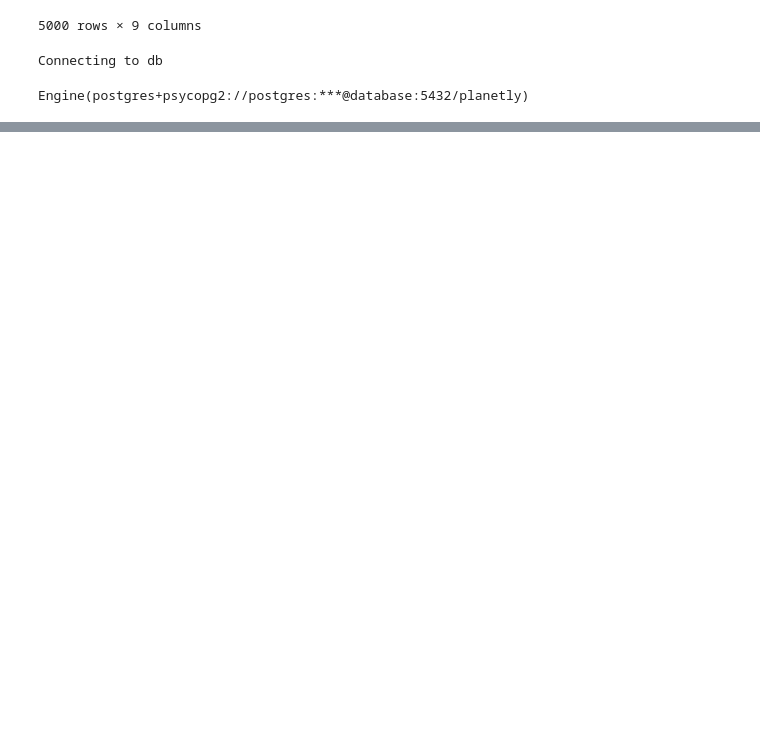
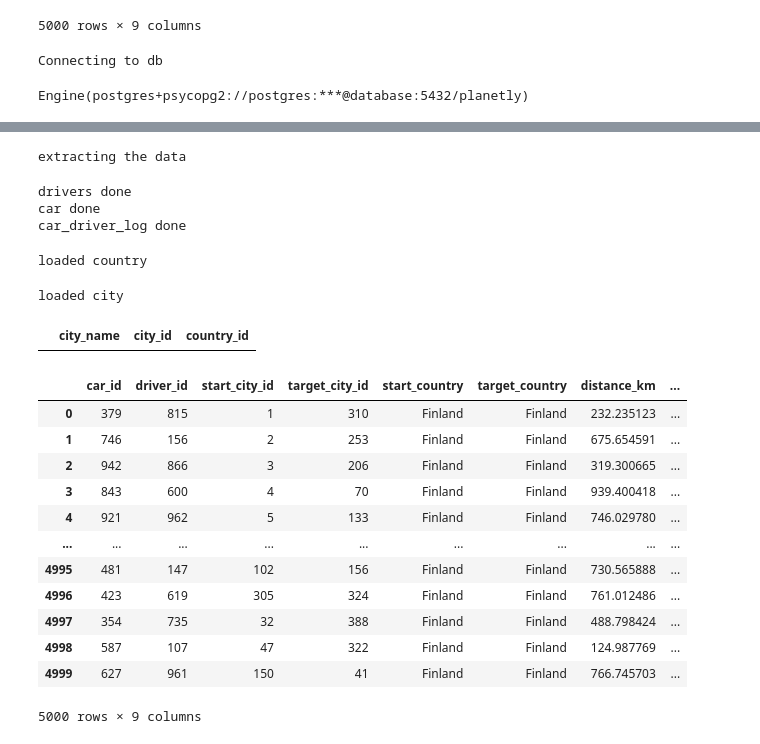
Before and after one commit to aniketkapdule/emission-project, a Jupyter notebook: simple_etl.ipynb, the cells around one changed output, grey strips where cells are left out. Drawn from its saved outputs; the diff is of its cells as text; code cells hidden in the pictures; blank space fills up the shorter version.

```diff
--- a/simple_etl.ipynb
+++ b/simple_etl.ipynb
@@ -534,0 +592,48 @@ dtype: object
+# %%
+df_drivers_raw, df_veh_cons_raw, df_drivers_logbook_raw = extract(drivers, vehicle_fuel_consumptions, drivers_logbook)
+# %% [output]
+extracting the data
+# %%
+create_tables()
+# %% [output]
+drivers done
+car done
+car_driver_log done
+# %%
+df_country_count = pd.read_sql_query("SELECT count(country_id) FROM country;", engine)
+country_count = df_country_count.iloc[0].values[0]
+df_s_country_logbook= df_drivers_logbook_raw[['start_country']].drop_duplicates().rename(columns={'start_country':'country_name'}).reset_index(drop=True)
+df_t_country_logbook= df_drivers_logbook_raw[['target_country']].drop_duplicates().rename(columns={'target_country':'country_name'}).reset_index(drop=True)
+if country_count == 0:
+    df_country_clean = pd.concat([df_s_country_logbook, df_t_country_logbook], axis=0).drop_duplicates().reset_index(drop=True)
+    load(df_country_clean, 'country')
+else:
+    df_country_db = select_table_from_db('country')
+    df_country = df_s_country_logbook.merge(df_country_db, how='left', on=['country_name'], indicator=True)
+    df_country_clean = df_country[df_country['_merge'] == 'left_only'].drop('_merge', axis=1)
+    if len(df_country_clean) > 0:
+        load(df_country_clean, 'country')
+    else:
+        pass
+# %% [output]
+loaded country
+# %%
+df_city_count = pd.read_sql_query("SELECT count(city_id) FROM city;", engine)
+city_count = df_city_count.iloc[0].values[0]
+df_s_city_logbook = df_drivers_logbook_raw[['start_city', 'start_country']].drop_duplicates().rename(columns={'start_city':'city_name', 'start_country':'country_name'}).reset_index(drop=True)
+df_t_city_logbook = df_drivers_logbook_raw[['target_city', 'target_country']].drop_duplicates().rename(columns={'target_city':'city_name','target_country':'country_name'}).reset_index(drop=True)
+if city_count==0:
+    df_country_db = select_table_from_db('country')
+    df_city = pd.concat([df_s_city_logbook, df_t_city_logbook], axis=0).drop_duplicates().reset_index(drop=True)
+    df_city_country = df_city.merge(df_country, how='left', on=['country_name'])
+    df_city_country_merge = df_city_country.merge(df_country_db, how='left', on=['country_name'])
+    df_city_country_merge.drop(columns=['country_name'], inplace=True)
+    load(df_city_country_merge, 'city')
+else:
+    df_city_db = select_table_from_db('city')
+    df_city = pd.concat([df_s_city_logbook, df_t_city_logbook], axis=0).drop_duplicates().reset_index(drop=True)
+    df_city_country_merge = df_city.merge(df_city_db, how='left', on=['city_name'], indicator=True)
+    df_city_country_clean = df_city_country_merge.loc[df_city_country_merge['_merge']=='left_only'].drop(columns=['_merge', 'country_name'])
+    load(df_city_country_clean, 'city')
+# %% [output]
+loaded city
@@ -534,0 +646,6 @@ dtype: object
+# %%
+df_city_country_clean = df_city_country_merge.loc[df_city_country_merge['_merge']=='left_only'].drop(columns=['_merge', 'country_name'])
+# %% [output]
+|  | city_name | city_id | country_id |
+# %%
+df_city_db = select_table_from_db('city')
@@ -534,0 +654,26 @@ dtype: object
+# %%
+df_car_driver_date_start_city_raw = df_car_driver_date_city_raw.merge(df_city_db, how='left',    \
+    left_on=['start_city'], right_on=['city_name'])  \
+    [['car_id', 'driver_id', 'city_id', 'start_country', 'target_city', 'target_country', 'distance_km', 'date_id', 'total_emission']] \
+    .rename(columns={'city_id':'start_city_id'})
+# %%
+df_car_driver_date_target_city_raw = df_car_driver_date_start_city_raw.merge(df_city_db, how='left',    \
+    left_on=['target_city'], right_on=['city_name'])  \
+    [['car_id', 'driver_id', 'start_city_id', 'city_id', 'start_country', 'target_country', 'distance_km', 'date_id', 'total_emission']] \
+    .rename(columns={'city_id':'target_city_id'})
+# %%
+df_car_driver_date_target_city_raw
+# %% [output]
+|  | car_id | driver_id | start_city_id | target_city_id | start_country | target_country | distance_km | ... |
+| 0 | 379 | 815 | 1 | 310 | Finland | Finland | 232.235123 | ... |
+| 1 | 746 | 156 | 2 | 253 | Finland | Finland | 675.654591 | ... |
+| 2 | 942 | 866 | 3 | 206 | Finland | Finland | 319.300665 | ... |
+| 3 | 843 | 600 | 4 | 70 | Finland | Finland | 939.400418 | ... |
+| 4 | 921 | 962 | 5 | 133 | Finland | Finland | 746.029780 | ... |
+| ... | ... | ... | ... | ... | ... | ... | ... | ... |
+| 4995 | 481 | 147 | 102 | 156 | Finland | Finland | 730.565888 | ... |
+| 4996 | 423 | 619 | 305 | 324 | Finland | Finland | 761.012486 | ... |
+| 4997 | 354 | 735 | 32 | 388 | Finland | Finland | 488.798424 | ... |
+| 4998 | 587 | 107 | 47 | 322 | Finland | Finland | 124.987769 | ... |
+| 4999 | 627 | 961 | 150 | 41 | Finland | Finland | 766.745703 | ... |
+5000 rows × 9 columns
```
Also changed, not shown: parts of 42 cells of this notebook, 4 other files.
